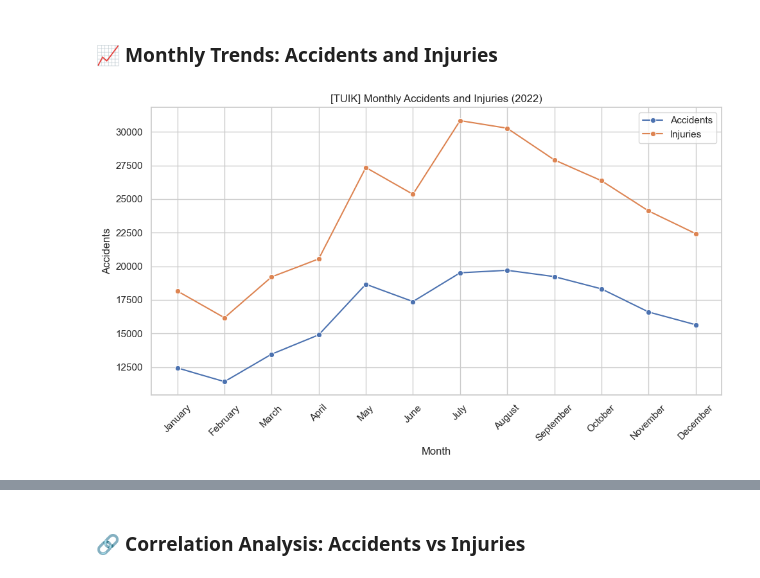
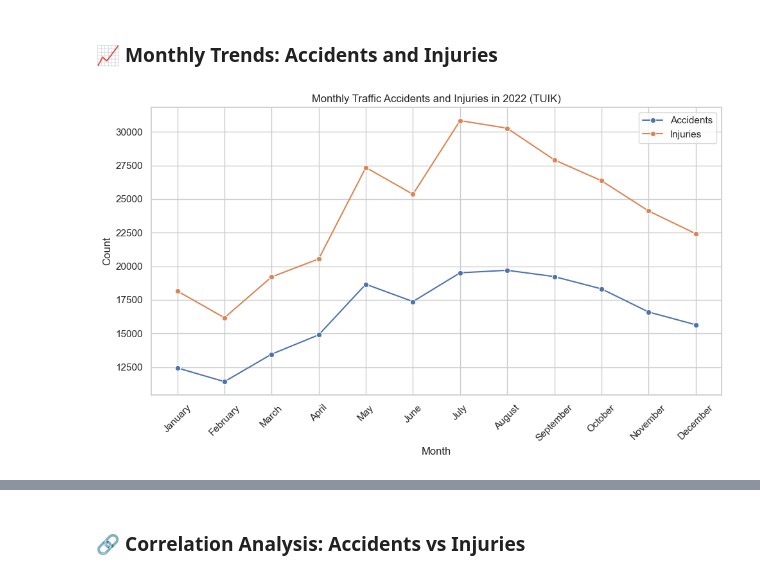
Before and after one commit to laraatmaca/DSA210, a Jupyter notebook: Phase2_Traffic_Analysis_Revised.ipynb, the cells around one changed output, grey strips where cells are left out. Drawn from its saved outputs; the diff is of its cells as text; code cells hidden in the pictures.

```diff
--- a/Phase2_Traffic_Analysis_Revised.ipynb
+++ b/Phase2_Traffic_Analysis_Revised.ipynb
@@ -29,11 +52,18 @@ tuik_monthly_df.head()
 # %% [markdown]
 ### 📈 Monthly Trends: Accidents and Injuries
 # %%
-sns.lineplot(data=tuik_monthly_df, x='Month', y='Accidents', marker='o', label='Accidents')
-sns.lineplot(data=tuik_monthly_df, x='Month', y='Injuries', marker='o', label='Injuries')
-plt.title('[TUIK] Monthly Accidents and Injuries (2022)')
+# Trend of Accidents and Injuries by Month
+plt.figure(figsize=(10, 6))
+sns.lineplot(data=tuik_monthly_df, x='Month', y='Accidents', label='Accidents', marker='o')
+sns.lineplot(data=tuik_monthly_df, x='Month', y='Injuries', label='Injuries', marker='o')
+
+plt.title('Monthly Traffic Accidents and Injuries in 2022 (TUIK)')
+plt.xlabel('Month')
+plt.ylabel('Count')
 plt.xticks(rotation=45)
+plt.legend()
+plt.grid(True)
 plt.tight_layout()
 plt.show()
 # %% [output]
-[figure, old version]
+[figure, new version]
```
Also changed, not shown: parts of 13 cells of this notebook.
